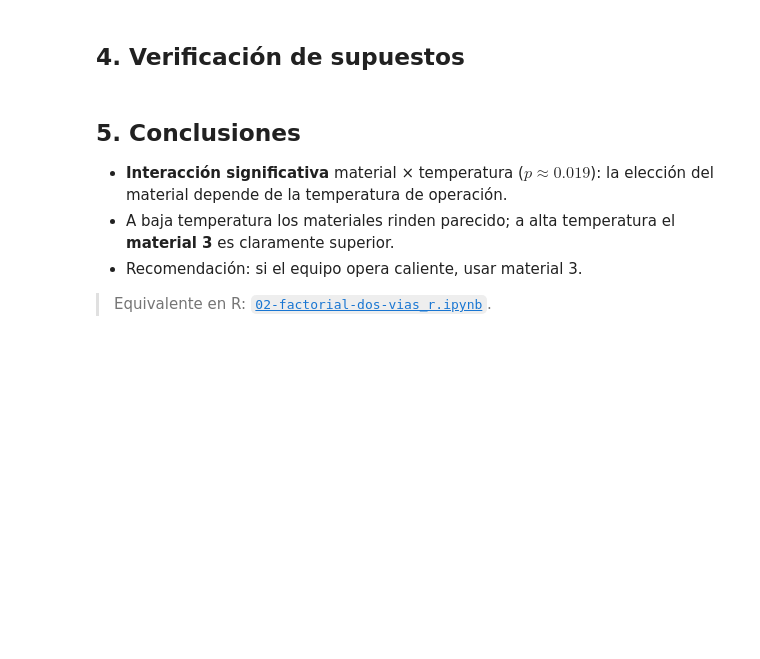
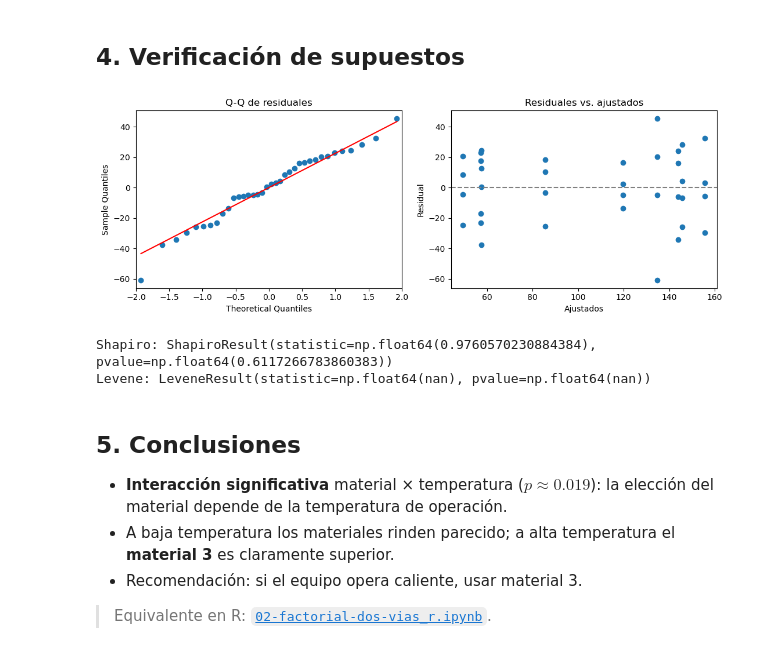
Before and after one commit to delany-ramirez/doe, a Jupyter notebook: semana-2-bloqueo-factoriales/notebooks/02-factorial-dos-vias_py.ipynb, the cells around one changed output. Cells and saved outputs as stored; diff of their text form; code cells hidden in the pictures; blank space fills up the shorter version.

```diff
--- a/semana-2-bloqueo-factoriales/notebooks/02-factorial-dos-vias_py.ipynb
+++ b/semana-2-bloqueo-factoriales/notebooks/02-factorial-dos-vias_py.ipynb
@@ -54,12 +68,19 @@ print(tabla.round(4))
 # %%
 resid = modelo.resid; ajust = modelo.fittedvalues
 fig, ax = plt.subplots(1, 2, figsize=(11,4))
 sm.qqplot(resid, line='s', ax=ax[0]); ax[0].set_title('Q-Q de residuales')
 ax[1].scatter(ajust, resid); ax[1].axhline(0, color='gray', ls='--')
 ax[1].set_xlabel('Ajustados'); ax[1].set_ylabel('Residual')
 ax[1].set_title('Residuales vs. ajustados')
 plt.tight_layout(); plt.show()
 print('Shapiro:', stats.shapiro(resid))
+# Realizar prueba de levene para homogeneidad de varianzas
+grupos_pg = [g['vida'].values for _, g in df.groupby('material')]
+print('Levene:', stats.levene(*grupos_pg))
+# %% [output]
+[figure, added]
+Shapiro: ShapiroResult(statistic=np.float64(0.9760570230884384), pvalue=np.float64(0.6117266783860383))
+Levene: LeveneResult(statistic=np.float64(nan), pvalue=np.float64(nan))
 # %% [markdown]
 ## 5. Conclusiones
 - **Interacción significativa** material × temperatura ($p\approx0.019$): la elección del material depende de la temperatura de operación.
```
Also changed, not shown: parts of 3 cells of this notebook, 3 other files.
